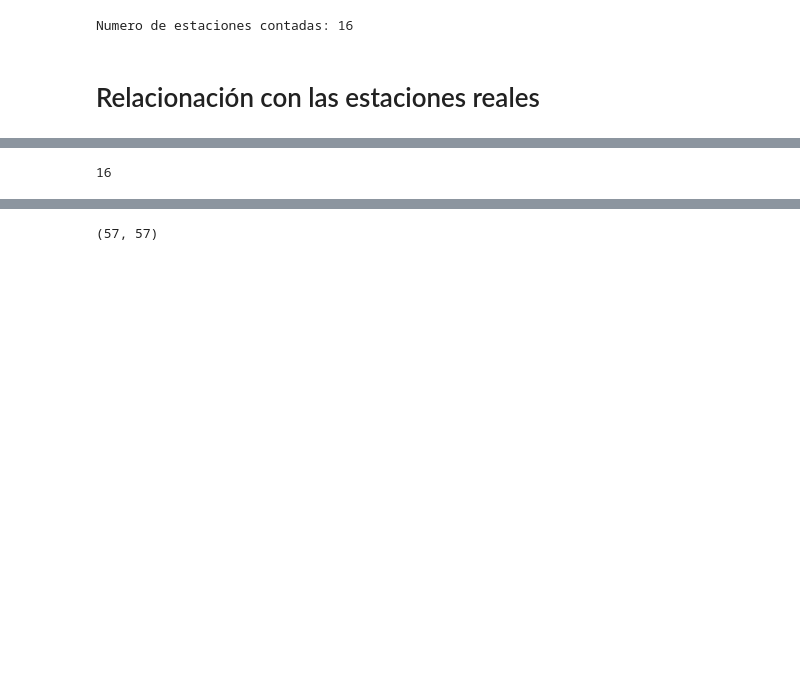
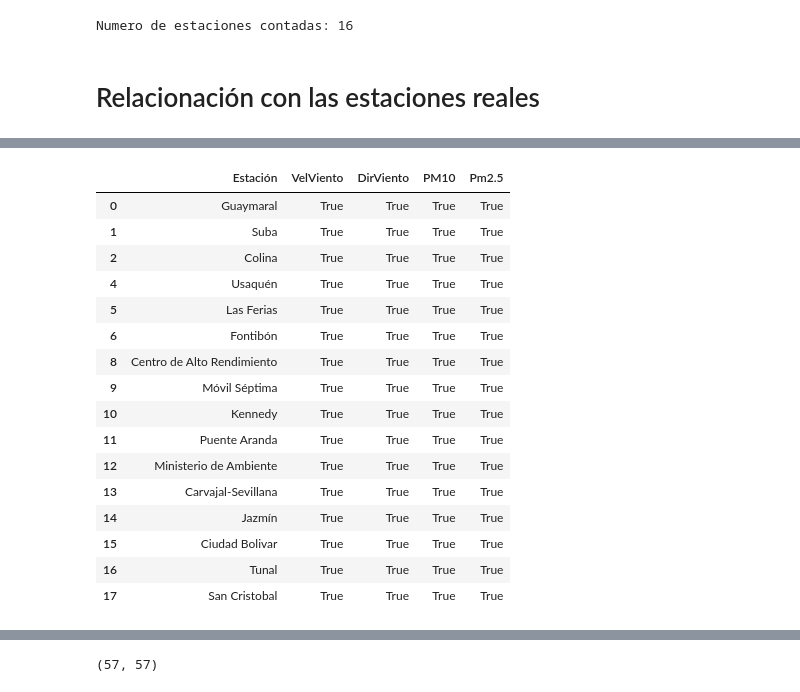
Before and after one commit to svargasro/Wildfire-Smoke-Spread-Over-Bogot-Workshops, a Jupyter notebook: Proyecto Final/Codigo/Analisis de Datos/Polucion/grid.ipynb, the cells around one changed output, grey strips where cells are left out. Drawn from its saved outputs; the diff is of its cells as text; code cells hidden in the pictures; blank space fills up the shorter version.

```diff
--- a/Proyecto Final/Codigo/Analisis de Datos/Polucion/grid.ipynb
+++ b/Proyecto Final/Codigo/Analisis de Datos/Polucion/grid.ipynb
@@ -140,10 +160,25 @@ len(data_estaciones)
 # %%
 
 # Filtrar el dataset por la columna "VelViento" igual a True
 data_VelViento = data_estaciones[data_estaciones['VelViento'] == True]
-
-len(data_VelViento)
+data_VelViento
 # %% [output]
-16
+|  | Estación | VelViento | DirViento | PM10 | Pm2.5 |
+| 0 | Guaymaral | True | True | True | True |
+| 1 | Suba | True | True | True | True |
+| 2 | Colina | True | True | True | True |
+| 4 | Usaquén | True | True | True | True |
+| 5 | Las Ferias | True | True | True | True |
+| 6 | Fontibón | True | True | True | True |
+| 8 | Centro de Alto Rendimiento | True | True | True | True |
+| 9 | Móvil Séptima | True | True | True | True |
+| 10 | Kennedy | True | True | True | True |
+| 11 | Puente Aranda | True | True | True | True |
+| 12 | Ministerio de Ambiente | True | True | True | True |
+| 13 | Carvajal-Sevillana | True | True | True | True |
+| 14 | Jazmín | True | True | True | True |
+| 15 | Ciudad Bolivar | True | True | True | True |
+| 16 | Tunal | True | True | True | True |
+| 17 | San Cristobal | True | True | True | True |
 # %%
 coords_X, coords_Y = [], []
```
Also changed, not shown: parts of 5 cells of this notebook.
